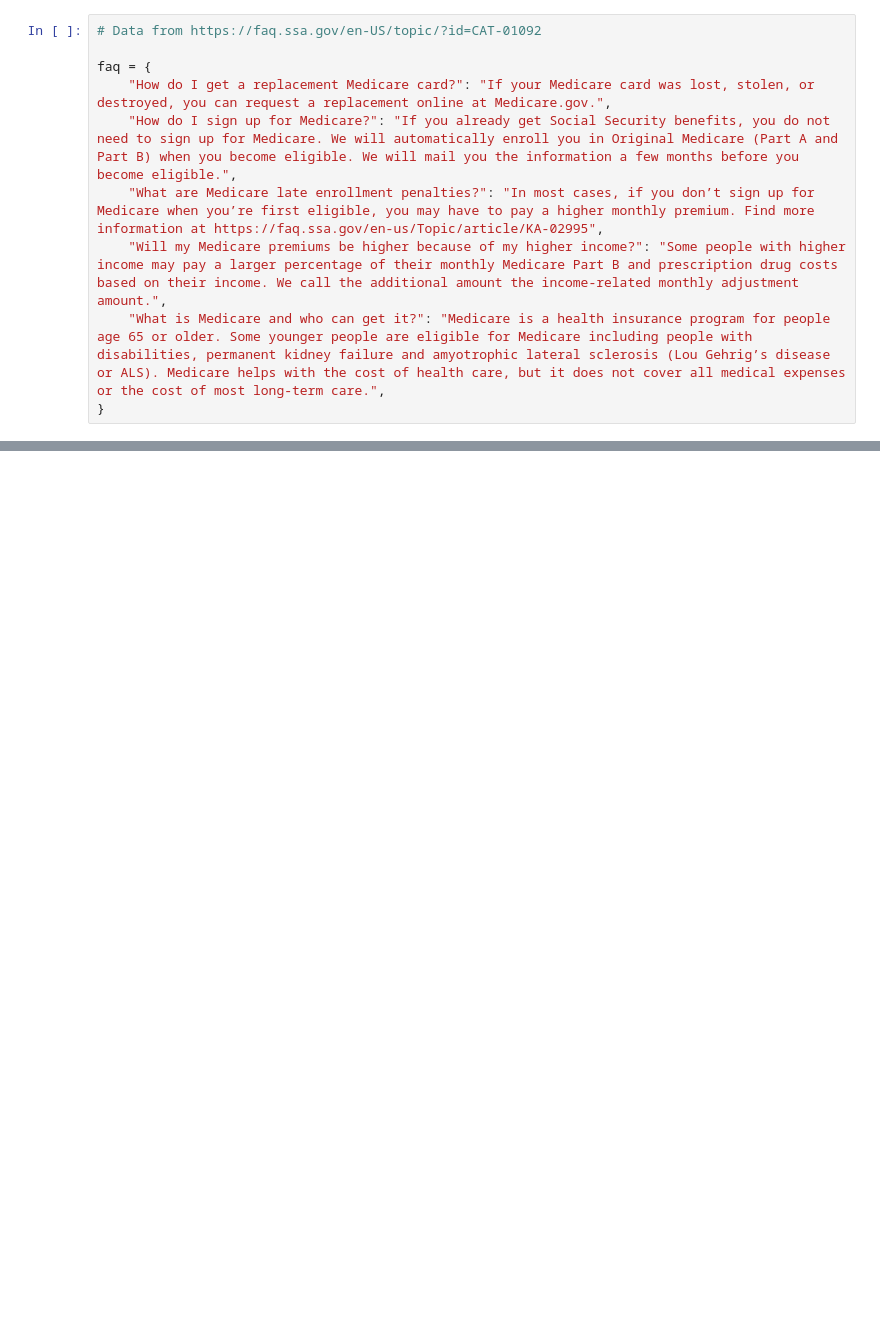
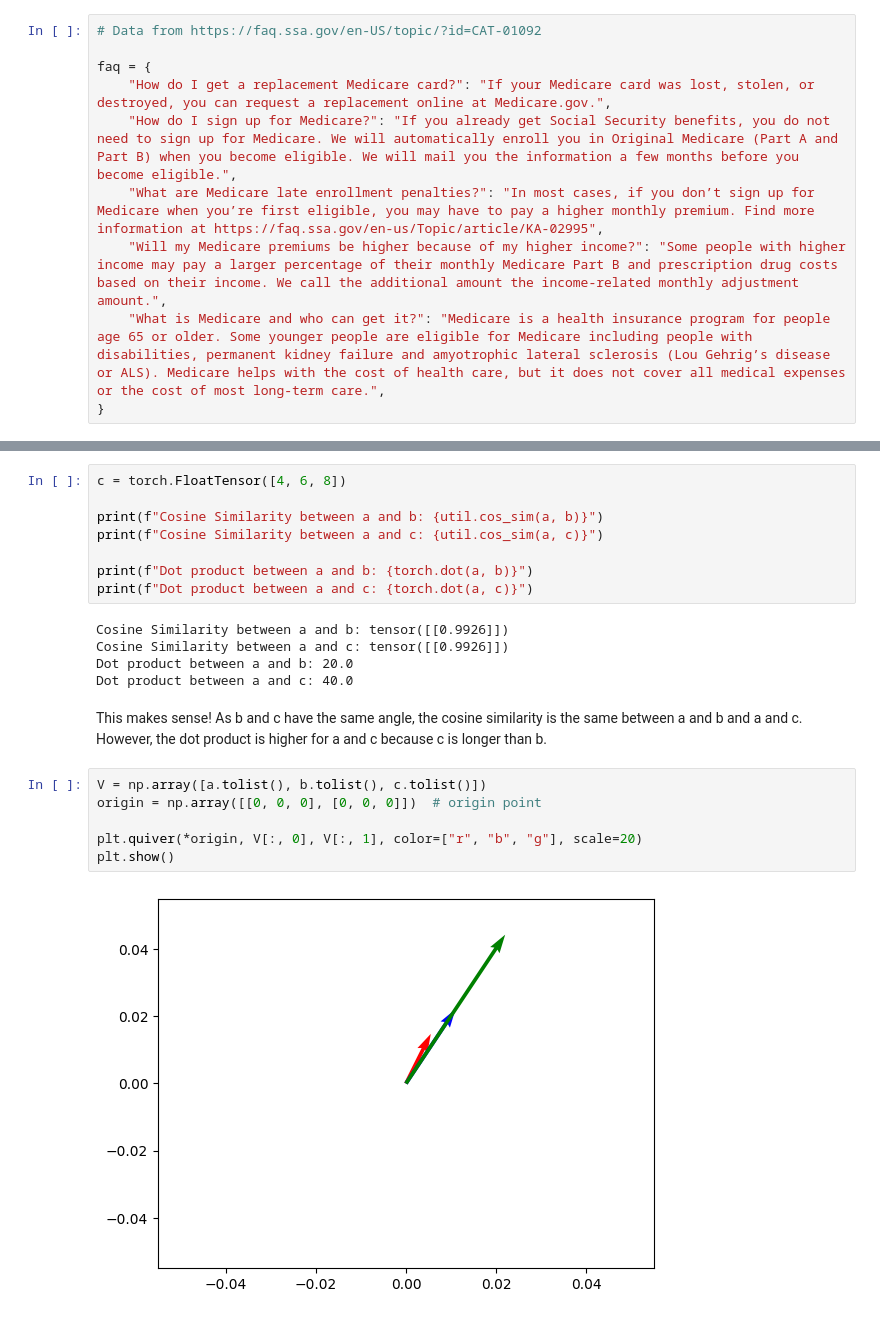
Before and after one commit to osanseviero/hackerllama, a Jupyter notebook: nbs/blog/posts/sentence_embeddings/index.ipynb, the cells around one changed output, grey strips where cells are left out. Saved outputs shown, nothing was run; the diff lists cells and outputs as text; blank space fills up the shorter version.

```diff
--- a/nbs/blog/posts/sentence_embeddings/index.ipynb
+++ b/nbs/blog/posts/sentence_embeddings/index.ipynb
@@ -188,0 +808,23 @@ tensor([ 6.7657e-02,  6.3496e-02,  4.8713e-02,  7.9305e-02,  3.7448e-02,
+# %%
+c = torch.FloatTensor([4, 6, 8])
+
+print(f"Cosine Similarity between a and b: {util.cos_sim(a, b)}")
+print(f"Cosine Similarity between a and c: {util.cos_sim(a, c)}")
+
+print(f"Dot product between a and b: {torch.dot(a, b)}")
+print(f"Dot product between a and c: {torch.dot(a, c)}")
+# %% [output]
+Cosine Similarity between a and b: tensor([[0.9926]])
+Cosine Similarity between a and c: tensor([[0.9926]])
+Dot product between a and b: 20.0
+Dot product between a and c: 40.0
+# %% [markdown]
+This makes sense! As b and c have the same angle, the cosine similarity is the same between a and b and a and c. However, the dot product is higher for a and c because c is longer than b.
+# %%
+V = np.array([a.tolist(), b.tolist(), c.tolist()])
+origin = np.array([[0, 0, 0], [0, 0, 0]])  # origin point
+
+plt.quiver(*origin, V[:, 0], V[:, 1], color=["r", "b", "g"], scale=20)
+plt.show()
+# %% [output]
+[figure, added]
```
Also changed, not shown: parts of 163 cells of this notebook, 6 other files.
